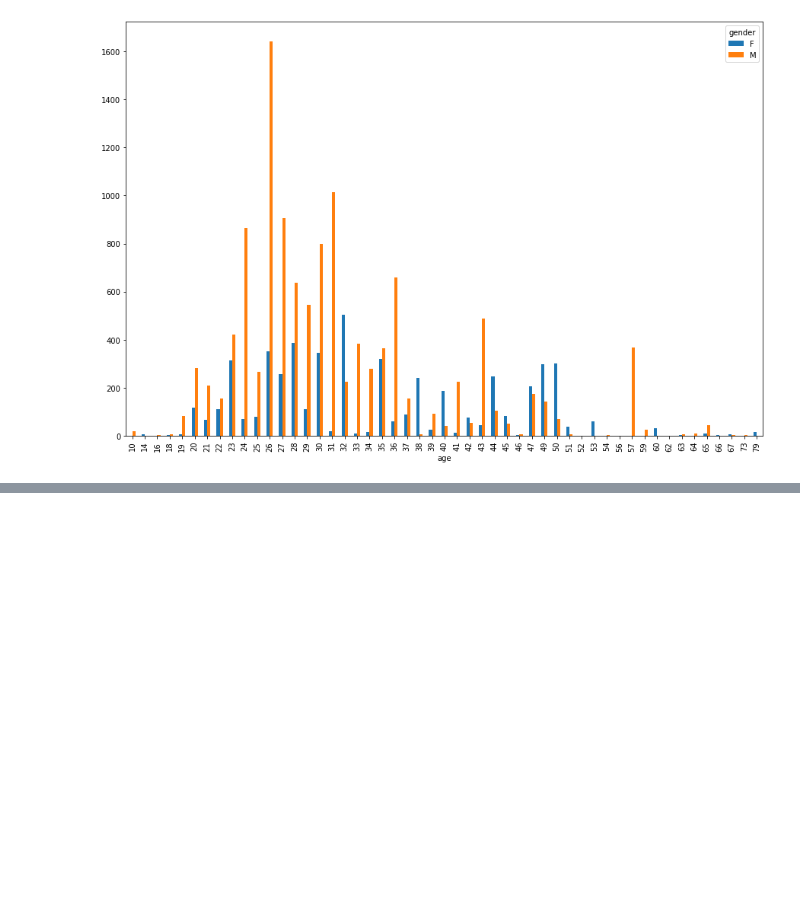
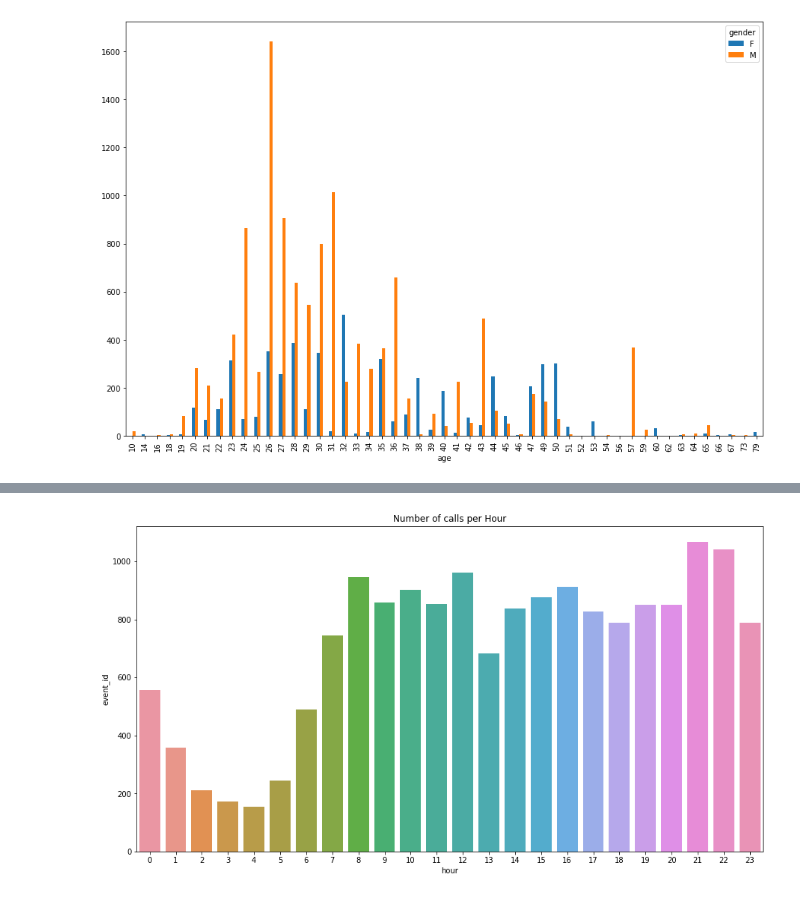
Before and after one commit to ShubhamCJagtap/Capstone_Project_1_EDA, a Jupyter notebook: CAPSTONE_EDA.ipynb, the cells around one changed output, grey strips where cells are left out. Cells and saved outputs as stored; diff of their text form; code cells hidden in the pictures; blank space fills up the shorter version.

```diff
--- a/CAPSTONE_EDA.ipynb
+++ b/CAPSTONE_EDA.ipynb
@@ -295,0 +352,9 @@ gender_phone_brand.plot(kind = 'bar', figsize = (15, 10))
+# %%
+#df_1.head(1) #hour #phone calls count
+fig,ax = plt.subplots(figsize=[15,8])
+df_calls = df_1.groupby('hour').agg({'event_id':'count'}).reset_index()
+sns.barplot(x='hour',y='event_id',data=df_calls)
+plt.title('Number of calls per Hour')
+plt.show()
+# %% [output]
+[figure, added]
```
Also changed, not shown: parts of 8 cells of this notebook.
